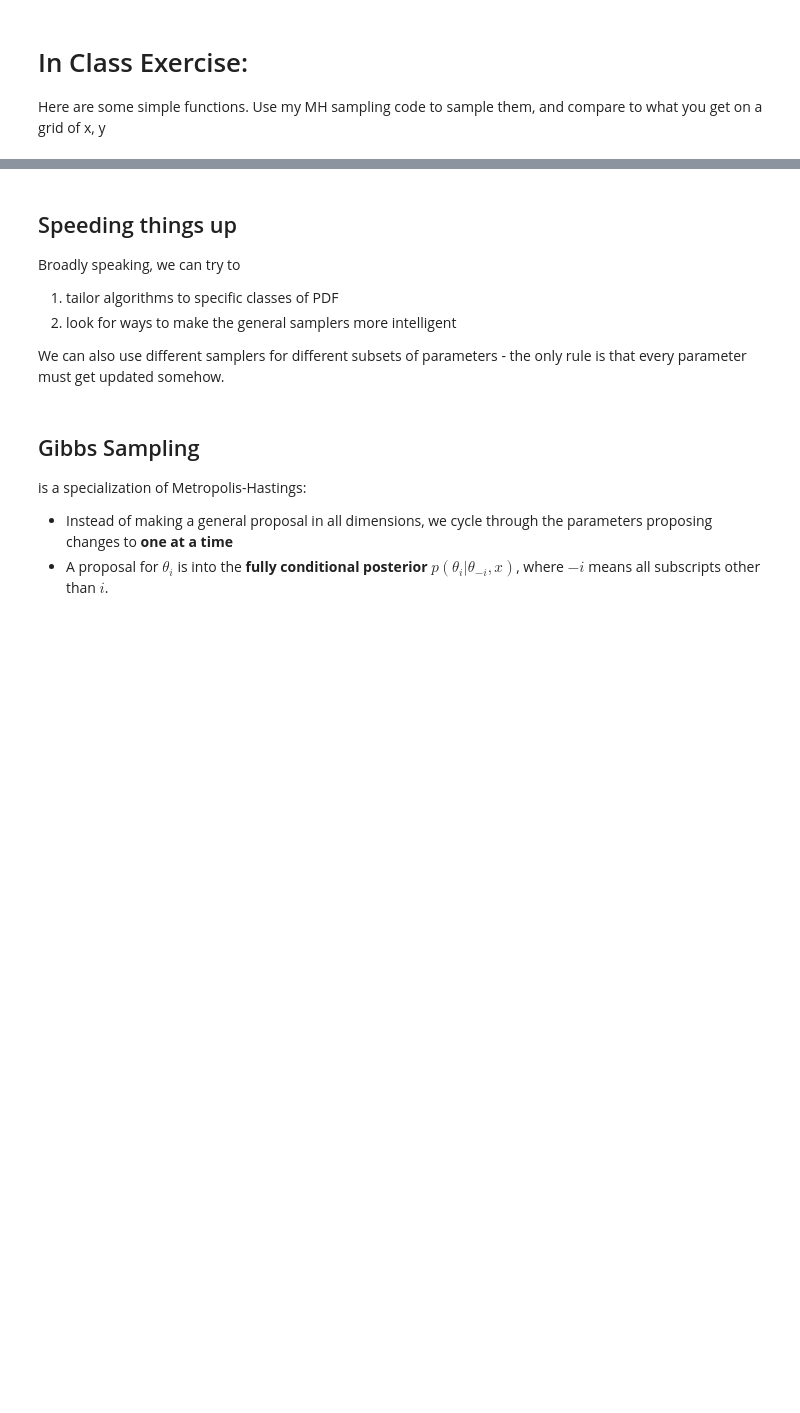
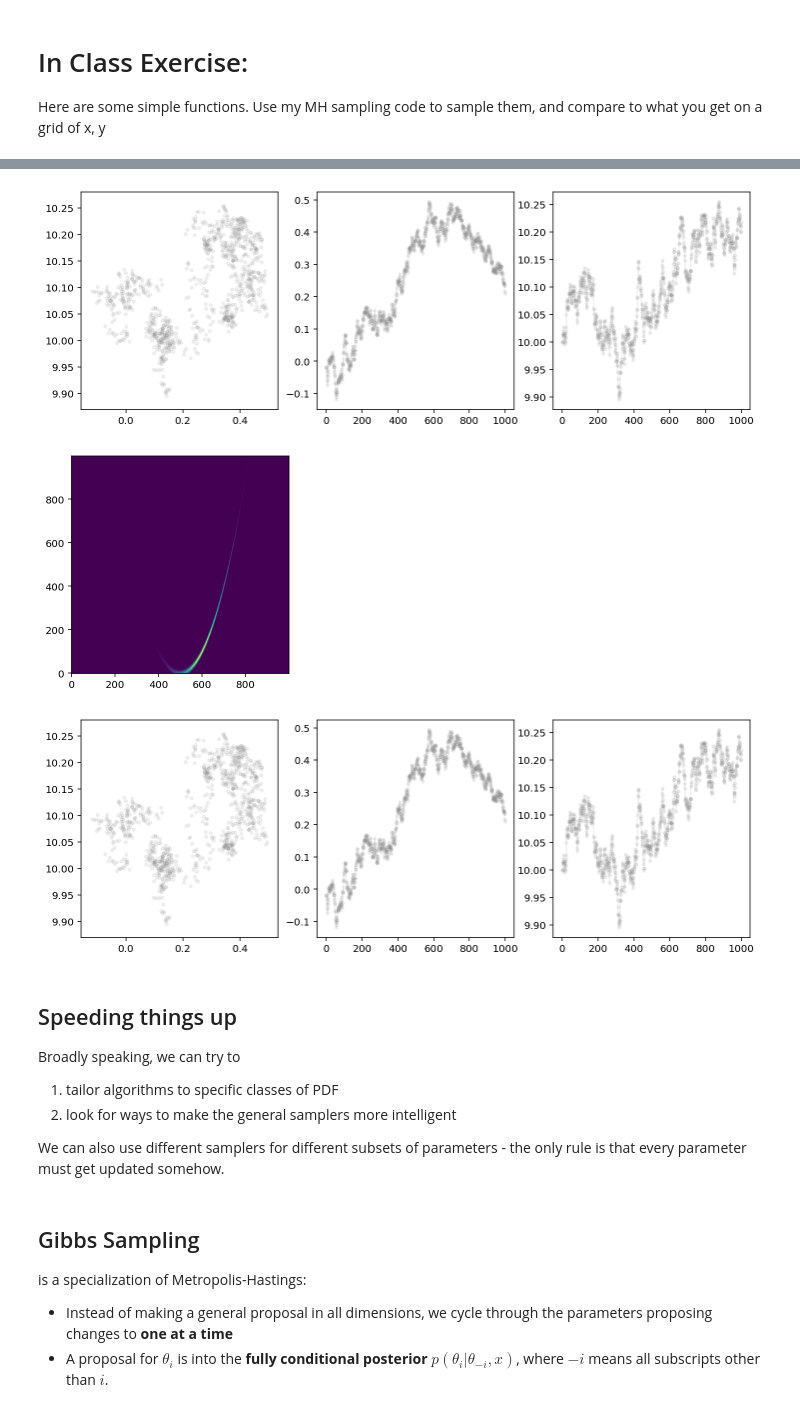
Before and after one commit to gnarayan/ast596_2020_Spring, a Jupyter notebook: lecture/06/week06_p2.ipynb, the cells around one changed output, grey strips where cells are left out. Cells and saved outputs as stored; diff of their text form; code cells hidden in the pictures; blank space fills up the shorter version.

```diff
--- a/lecture/06/week06_p2.ipynb
+++ b/lecture/06/week06_p2.ipynb
@@ -170,3 +166,19 @@ def mh_demo(p, x0, sigma, nsamp=1000):
+# %%
+# Your code here
+
+x = np.arange(-5, 5, 0.01)
+y = np.arange(0, 10, 0.01)
+X, Y = np.meshgrid(x, y)
+f = np.vectorize(Rosenbrock_lnP)
+val = f(X, Y)
+%matplotlib inline
+imshow(np.exp(val), origin='lower')
+
+mh_demo(Rosenbrock_lnP, [0, 10], [0.01, 0.01] )
+# %% [output]
+[figure, added]
+[figure, added]
+[figure, added]
 # %% [markdown]
 ## Speeding things up
 
```
Also changed, not shown: parts of 1 cell of this notebook.
